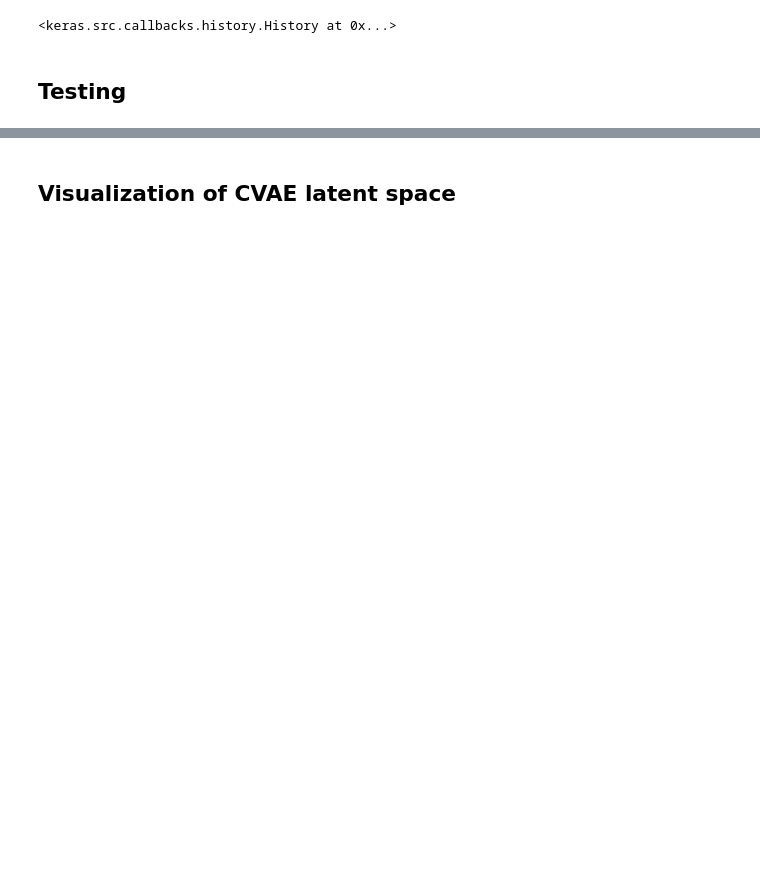
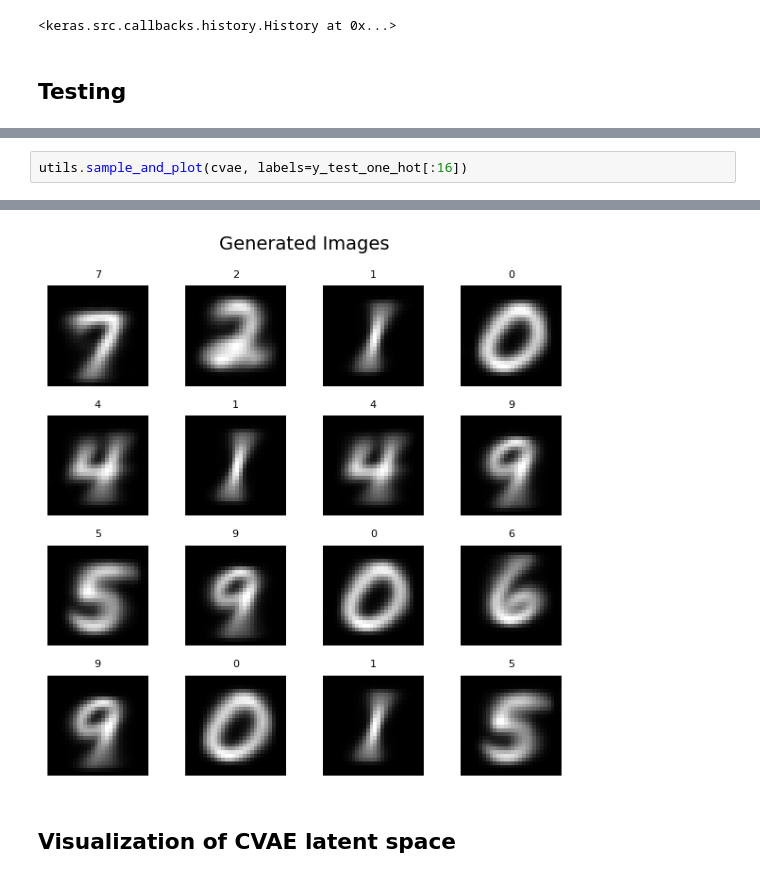
Before and after one commit to francesco-zatto/vae-cats-dogs, a Jupyter notebook: vae-mnist.ipynb, the cells around one changed output, grey strips where cells are left out. Cells and saved outputs as stored; diff of their text form; blank space fills up the shorter version.

```diff
--- a/vae-mnist.ipynb
+++ b/vae-mnist.ipynb
@@ -185,0 +147,3 @@ sample_and_plot(cvae.decoder, label=y_test_one_hot[:10])
+# %%
+utils.sample_and_plot(cvae, labels=y_test_one_hot[:16])
+# %% [output]
@@ -186,3 +151,4 @@ sample_and_plot(cvae.decoder, label=y_test_one_hot[:10])
+[figure, added]
 # %% [markdown]
 ## Visualization of CVAE latent space
 # %%
```
Also changed, not shown: parts of 17 cells of this notebook.
